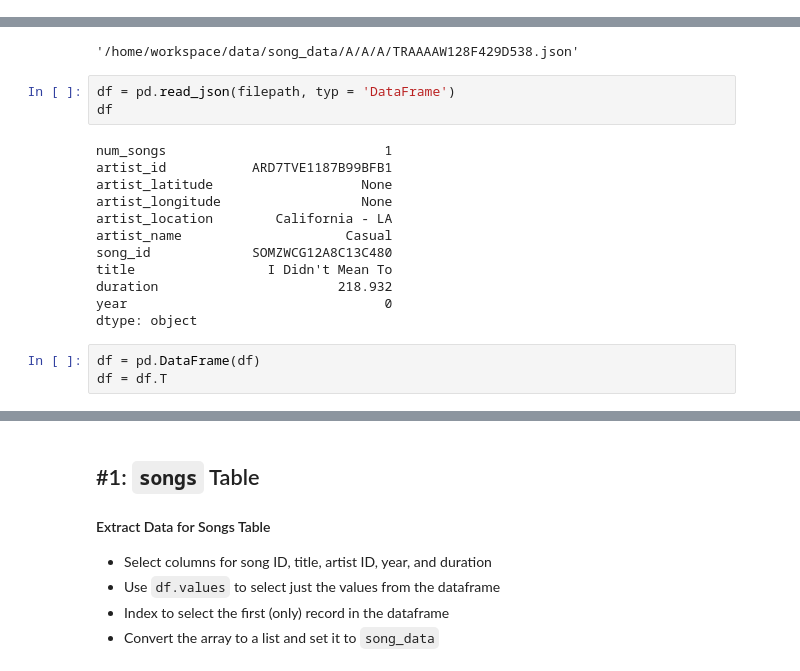
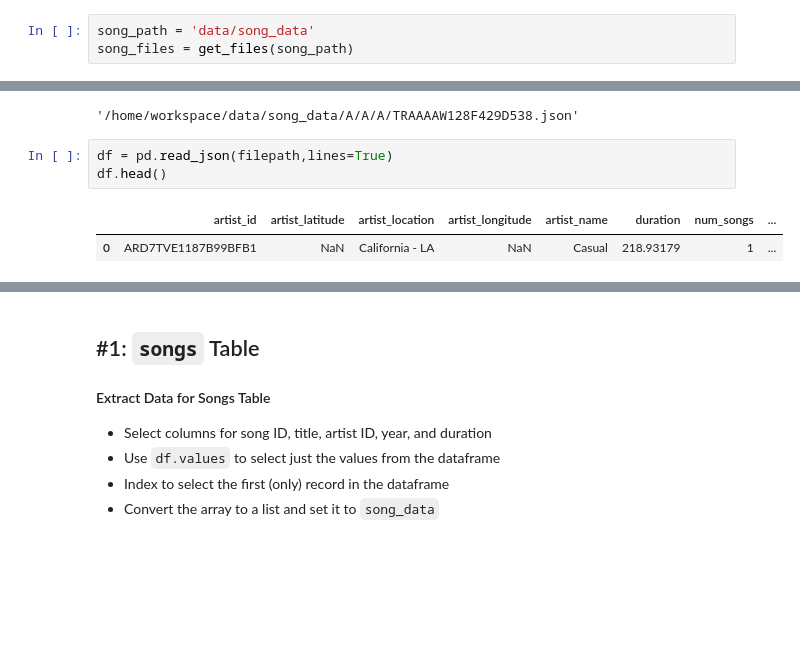
Before and after one commit to shweta-29/Udacity, a Jupyter notebook: etl.ipynb, the cells around one changed output, grey strips where cells are left out. Saved outputs shown, nothing was run; the diff lists cells and outputs as text; blank space fills up the shorter version.

```diff
--- a/etl.ipynb
+++ b/etl.ipynb
@@ -32,23 +30,14 @@ song_files = get_files("data/song_data")
+# %%
+song_path = 'data/song_data'
+song_files = get_files(song_path)
 # %%
 filepath = song_files[0]
 filepath
 # %% [output]
 '/home/workspace/data/song_data/A/A/A/TRAAAAW128F429D538.json'
 # %%
-df = pd.read_json(filepath, typ = 'DataFrame')
-df
+df = pd.read_json(filepath,lines=True)
+df.head()
 # %% [output]
-num_songs                            1
-artist_id           ARD7TVE1187B99BFB1
-artist_latitude                   None
-artist_longitude                  None
-artist_location        California - LA
-artist_name                     Casual
-song_id             SOMZWCG12A8C13C480
-title                 I Didn't Mean To
-duration                       218.932
-year                                 0
-dtype: object
+|  | artist_id | artist_latitude | artist_location | artist_longitude | artist_name | duration | num_songs | ... |
+| 0 | ARD7TVE1187B99BFB1 | NaN | California - LA | NaN | Casual | 218.93179 | 1 | ... |
-# %%
-df = pd.DataFrame(df)
-df = df.T
```
Also changed, not shown: parts of 35 cells of this notebook, 1 other file.
